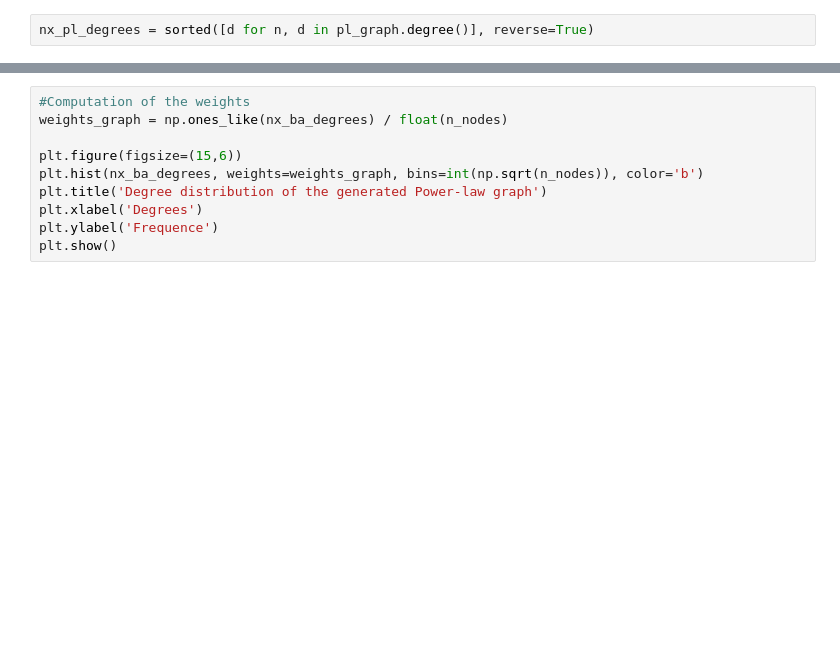
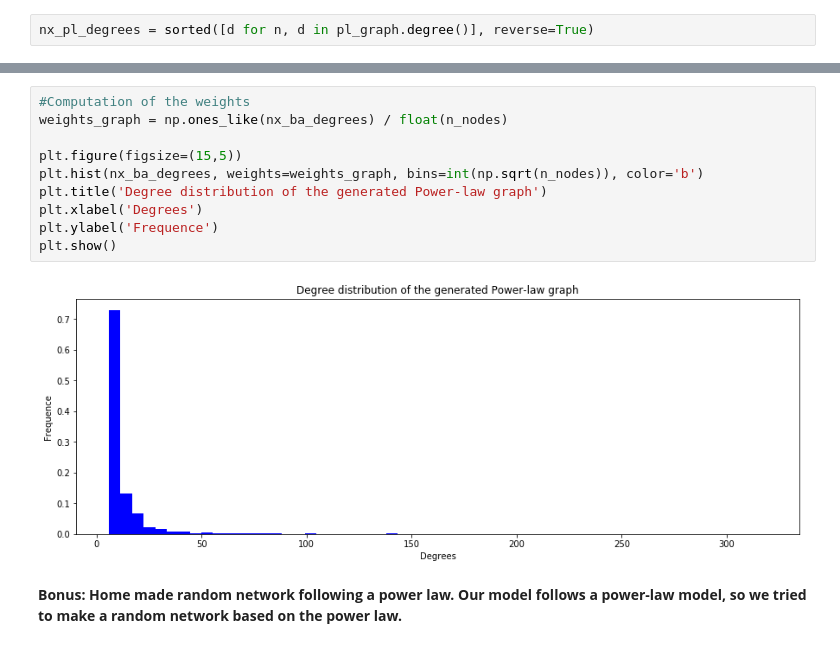
Before and after one commit to AmauV/NTDS, a Jupyter notebook: 2_network_models.ipynb, the cells around one changed output, grey strips where cells are left out. Saved outputs shown, nothing was run; the diff lists cells and outputs as text; blank space fills up the shorter version.

```diff
--- a/2_network_models.ipynb
+++ b/2_network_models.ipynb
@@ -529,10 +526,14 @@ sum(nx_pl_degrees)
 # %%
 #Computation of the weights
 weights_graph = np.ones_like(nx_ba_degrees) / float(n_nodes)
 
-plt.figure(figsize=(15,6))
+plt.figure(figsize=(15,5))
 plt.hist(nx_ba_degrees, weights=weights_graph, bins=int(np.sqrt(n_nodes)), color='b')
 plt.title('Degree distribution of the generated Power-law graph')
 plt.xlabel('Degrees')
 plt.ylabel('Frequence')
 plt.show()
+# %% [output]
+[figure, added]
+# %% [markdown]
+**Bonus: Home made random network following a power law. Our model follows a power-law model, so we tried to make a random network based on the power law.**
```
Also changed, not shown: parts of 27 cells of this notebook.
